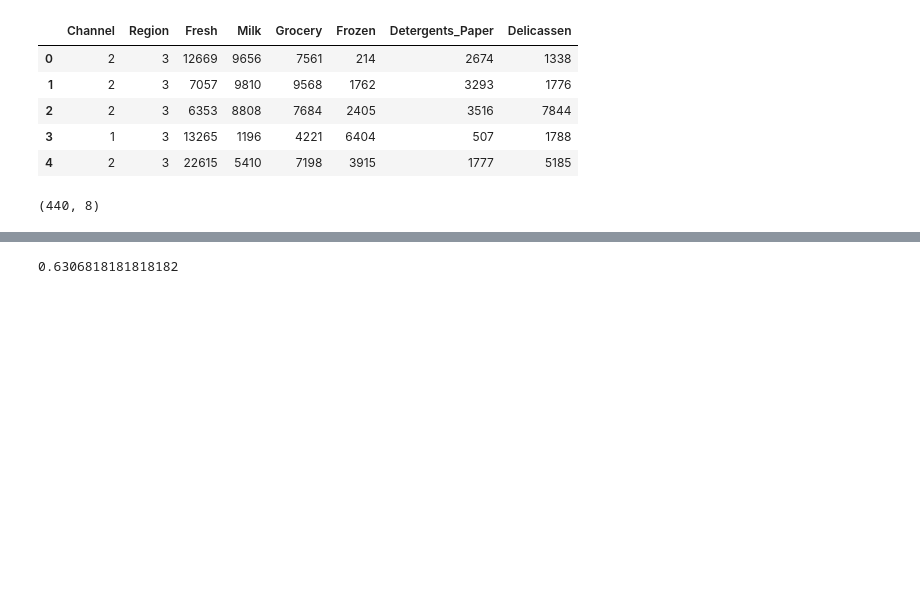
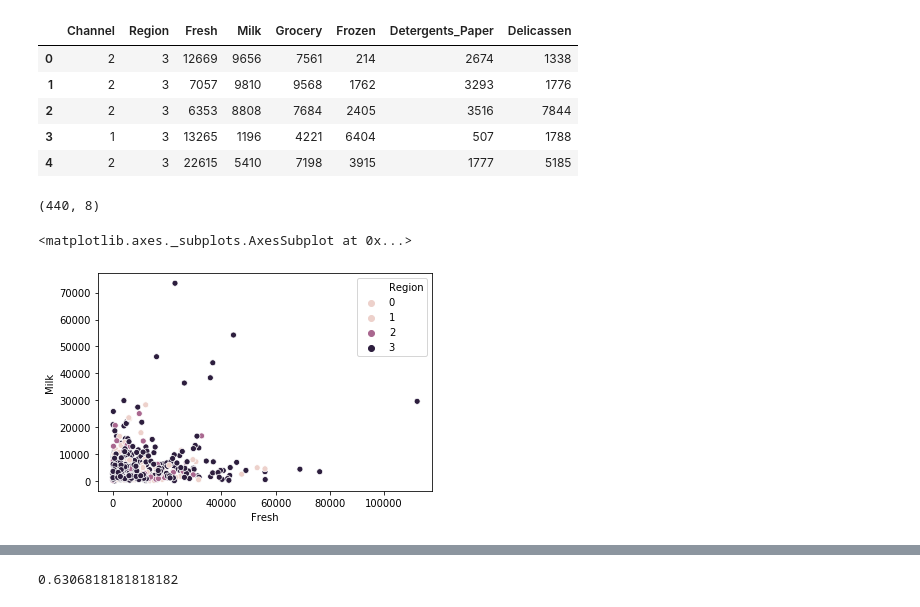
Before and after one commit to anmol0720/Working-on-KNN-algorithm, a Jupyter notebook: Mini_Project.ipynb, the cells around one changed output, grey strips where cells are left out. Cells and saved outputs as stored; diff of their text form; code cells hidden in the pictures; blank space fills up the shorter version.

```diff
--- a/Mini_Project.ipynb
+++ b/Mini_Project.ipynb
@@ -18,3 +18,8 @@ df.head()
 df.shape
 # %% [output]
 (440, 8)
+# %%
+sns.scatterplot(x=df['Fresh'],y=df['Milk'],hue=df['Region'])
+# %% [output]
+<matplotlib.axes._subplots.AxesSubplot at 0x...>
+[figure, added]
```
Also changed, not shown: parts of 7 cells of this notebook.
